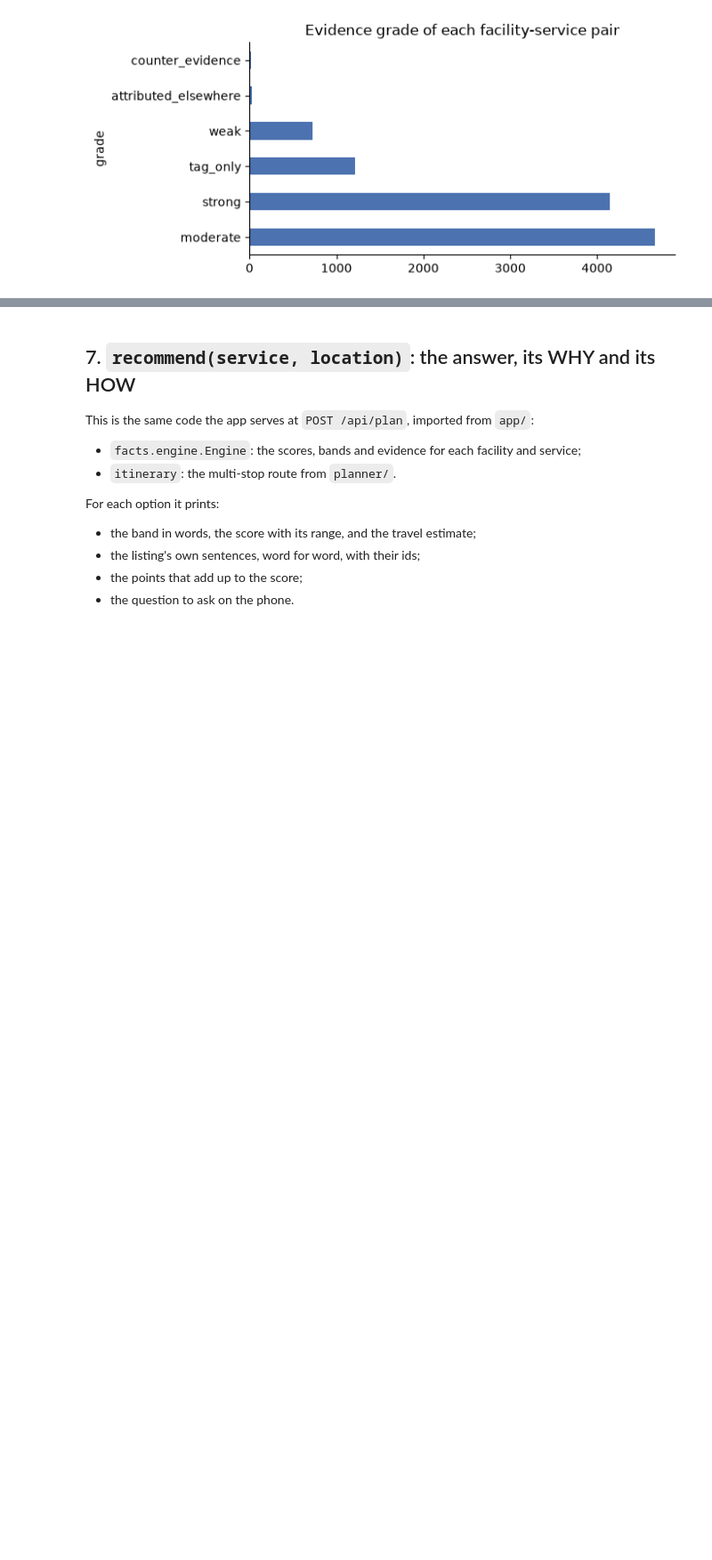
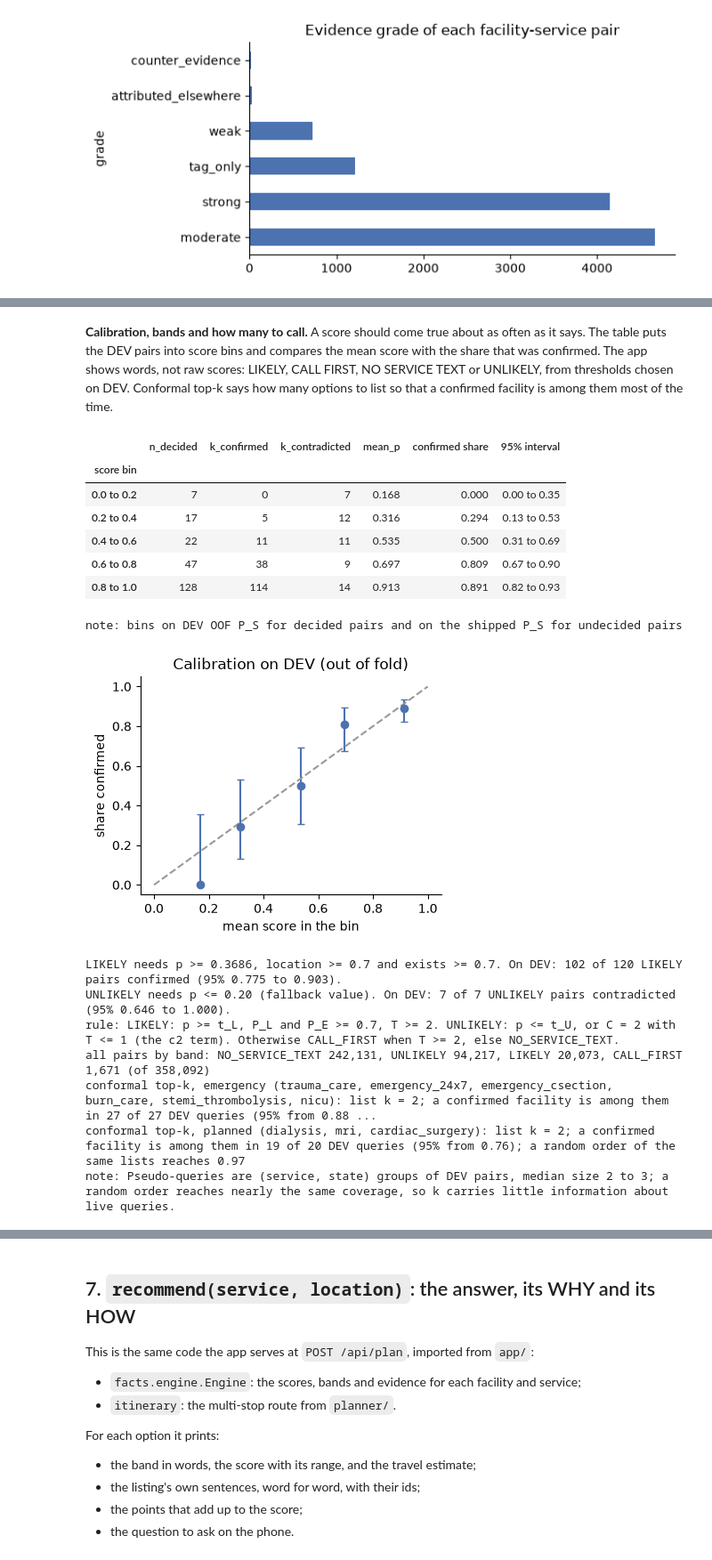
Before and after one commit to LordKarV/databricksdatathon, a Jupyter notebook: submission/referral_saathi.ipynb, the cells around one changed output, grey strips where cells are left out. Shown at 89% size. Drawn from its saved outputs; the diff is of its cells as text; code cells hidden in the pictures; blank space fills up the shorter version.

```diff
--- a/submission/referral_saathi.ipynb
+++ b/submission/referral_saathi.ipynb
@@ -345,0 +441,55 @@ What did not work (from the statistical review):
+# %% [markdown]
+**Calibration, bands and how many to call.** A score should come true about as often as it says. The table puts
+the DEV pairs into score bins and compares the mean score with the share that was confirmed. The app shows
+words, not raw scores: LIKELY, CALL FIRST, NO SERVICE TEXT or UNLIKELY, from thresholds chosen on DEV. Conformal
+top-k says how many options to list so that a confirmed facility is among them most of the time.
+# %%
+cal = pd.DataFrame(card["calibration_by_score_bin"])
+cal["confirmed share"] = cal.k_confirmed / cal.n_decided
+cal["95% interval"] = cal.wilson95.map(lambda w: f"{w[0]:.2f} to {w[1]:.2f}")
+cal["score bin"] = cal.apply(lambda r: f"{r.p_min:.1f} to {r.p_max:.1f}", axis=1)
+display(cal.set_index("score bin")[["n_decided", "k_confirmed", "k_contradicted", "mean_p", "confirmed share",
+                                    "95% interval"]].round(3))
+print("note:", card["calibration_note"])
+fig, ax = plt.subplots(figsize=(4.2, 3.4))
+err = [cal["confirmed share"] - cal.wilson95.map(min), cal.wilson95.map(max) - cal["confirmed share"]]
+ax.errorbar(cal.mean_p, cal["confirmed share"], yerr=err, fmt="o", color="#4c72b0", capsize=3)
+ax.plot([0, 1], [0, 1], ls="--", color="#999999")
+ax.set_xlabel("mean score in the bin")
+ax.set_ylabel("share confirmed")
+ax.set_title("Calibration on DEV (out of fold)")
+plt.tight_layout()
+plt.show()
+
+th, bt = card["thresholds"], card["band_thresholds"]
+lk, ul = th["likely"], th["unlikely"]
+print(f"LIKELY needs p >= {bt['likely']['p']:.4f}, location >= {bt['likely']['p_location']} and exists >= "
+      f"{bt['likely']['p_exists']}. On DEV: {lk['k_correct']} of {lk['n']} LIKELY pairs confirmed "
+      f"(95% {lk['wilson95'][0]:.3f} to {lk['wilson95'][1]:.3f}).")
+print(f"UNLIKELY needs p <= {bt['unlikely']['p']:.2f}{' (fallback value)' if th['t_U_fallback'] else ''}. On DEV: "
+      f"{ul['k_correct']} of {ul['n']} UNLIKELY pairs contradicted (95% {ul['wilson95'][0]:.3f} to {ul['wilson95'][1]:.3f}).")
+print("rule:", bt["rule"])
+bands = card["bands_all_pairs"]
+print("all pairs by band:", ", ".join(f"{k} {v:,}" for k, v in bands.items()), f"(of {sum(bands.values()):,})")
+for urgency, c in card["conformal"].items():
+    print(f"conformal top-k, {urgency} ({', '.join(c['services'])}): list k = {c['k']}; a confirmed facility is "
+          f"among them in {c['coverage_k']} of {c['n_queries']} DEV queries (95% from {c['coverage_wilson95'][0]:.2f}); "
+          f"a random order of the same lists reaches {c['random_order_coverage']:.2f}")
+print("note:", card["conformal_note"])
+# %% [output]
+|  | n_decided | k_confirmed | k_contradicted | mean_p | confirmed share | 95% interval |
+| score bin |  |  |  |  |  |  |
+| 0.0 to 0.2 | 7 | 0 | 7 | 0.168 | 0.000 | 0.00 to 0.35 |
+| 0.2 to 0.4 | 17 | 5 | 12 | 0.316 | 0.294 | 0.13 to 0.53 |
+| 0.4 to 0.6 | 22 | 11 | 11 | 0.535 | 0.500 | 0.31 to 0.69 |
+| 0.6 to 0.8 | 47 | 38 | 9 | 0.697 | 0.809 | 0.67 to 0.90 |
+| 0.8 to 1.0 | 128 | 114 | 14 | 0.913 | 0.891 | 0.82 to 0.93 |
+note: bins on DEV OOF P_S for decided pairs and on the shipped P_S for undecided pairs
+[figure, added]
+LIKELY needs p >= 0.3686, location >= 0.7 and exists >= 0.7. On DEV: 102 of 120 LIKELY pairs confirmed (95% 0.775 to 0.903).
+UNLIKELY needs p <= 0.20 (fallback value). On DEV: 7 of 7 UNLIKELY pairs contradicted (95% 0.646 to 1.000).
+rule: LIKELY: p >= t_L, P_L and P_E >= 0.7, T >= 2. UNLIKELY: p <= t_U, or C = 2 with T <= 1 (the c2 term). Otherwise CALL_FIRST when T >= 2, else NO_SERVICE_TEXT.
+all pairs by band: NO_SERVICE_TEXT 242,131, UNLIKELY 94,217, LIKELY 20,073, CALL_FIRST 1,671 (of 358,092)
+conformal top-k, emergency (trauma_care, emergency_24x7, emergency_csection, burn_care, stemi_thrombolysis, nicu): list k = 2; a confirmed facility is among them in 27 of 27 DEV queries (95% from 0.88 ...
+conformal top-k, planned (dialysis, mri, cardiac_surgery): list k = 2; a confirmed facility is among them in 19 of 20 DEV queries (95% from 0.76); a random order of the same lists reaches 0.97
+note: Pseudo-queries are (service, state) groups of DEV pairs, median size 2 to 3; a random order reaches nearly the same coverage, so k carries little information about live queries.
```
Also changed, not shown: parts of 37 cells of this notebook, 3 other files.
